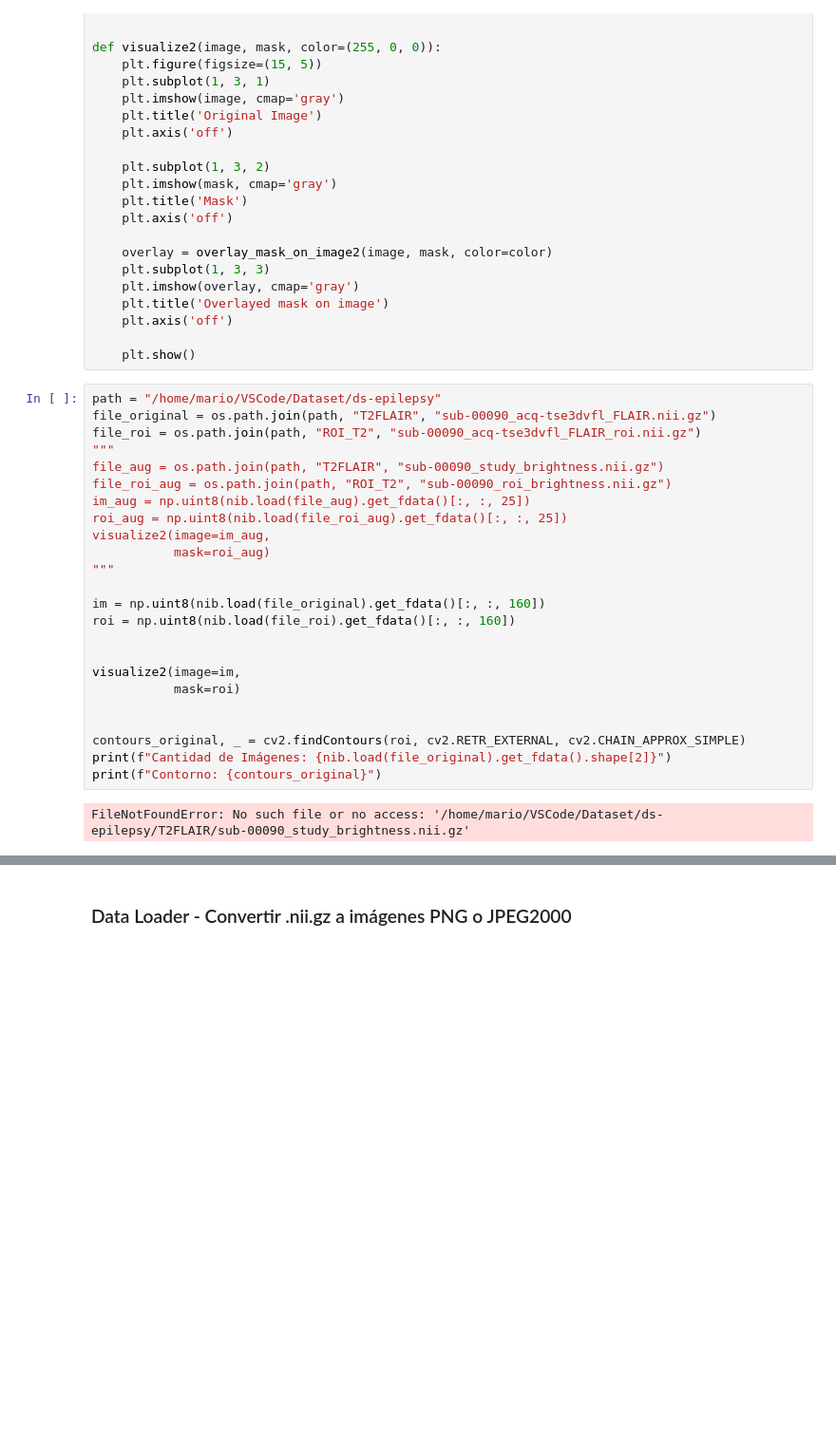
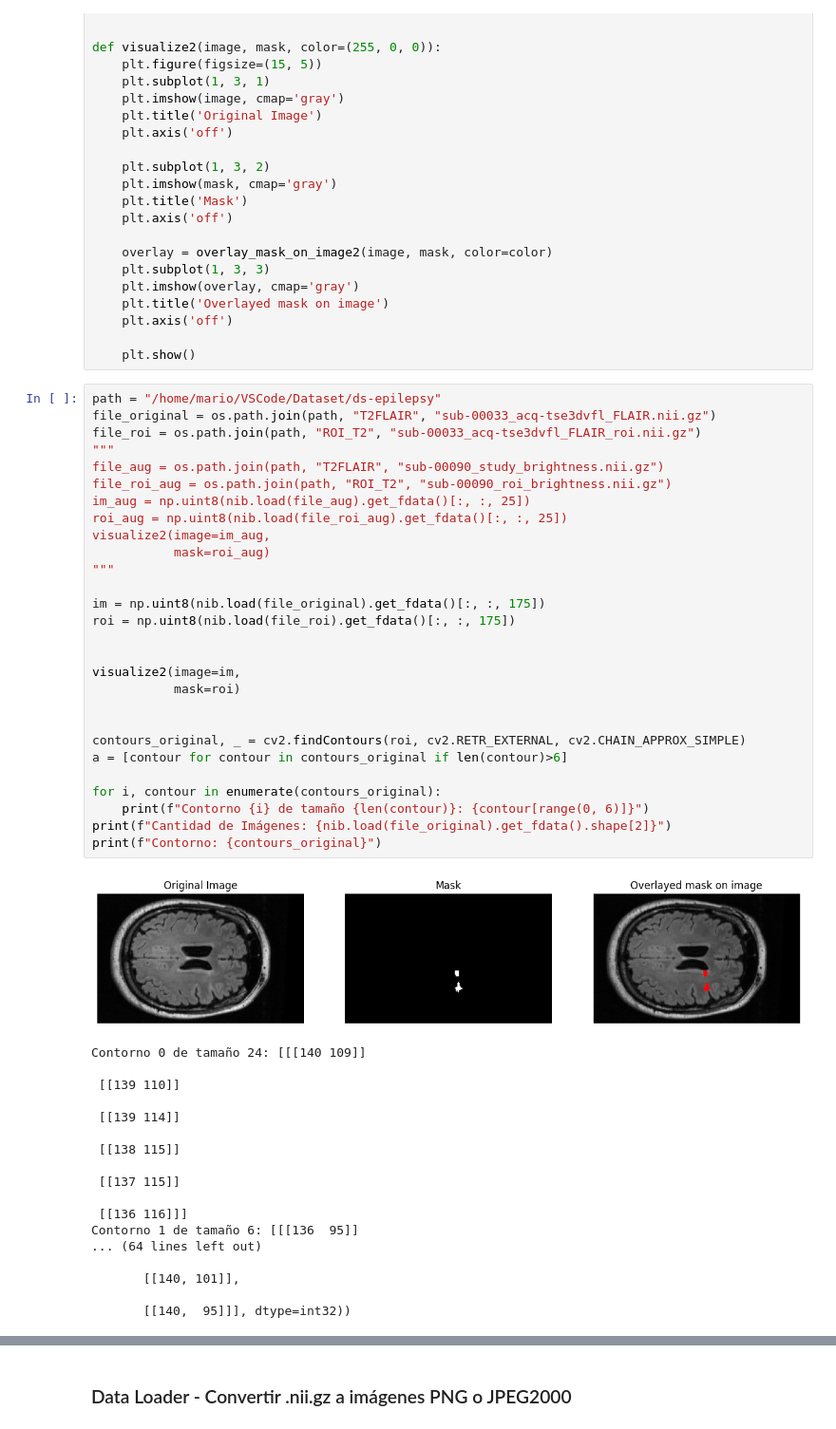
Before and after one commit to MarioPasc/Epilepsy-Displasia-focal-Segmentation, a Jupyter notebook: jupyter-notebooks/explore_functions.ipynb, the cells around one changed output, grey strips where cells are left out. Shown at 95% size. Saved outputs shown, nothing was run; the diff lists cells and outputs as text; blank space fills up the shorter version.

```diff
--- a/jupyter-notebooks/explore_functions.ipynb
+++ b/jupyter-notebooks/explore_functions.ipynb
@@ -40,28 +40,49 @@ def visualize2(image, mask, color=(255, 0, 0)):
     plt.show()
 # %%
 path = "/home/mario/VSCode/Dataset/ds-epilepsy"
-file_original = os.path.join(path, "T2FLAIR", "sub-00090_acq-tse3dvfl_FLAIR.nii.gz")
-file_roi = os.path.join(path, "ROI_T2", "sub-00090_acq-tse3dvfl_FLAIR_roi.nii.gz")
+file_original = os.path.join(path, "T2FLAIR", "sub-00033_acq-tse3dvfl_FLAIR.nii.gz")
+file_roi = os.path.join(path, "ROI_T2", "sub-00033_acq-tse3dvfl_FLAIR_roi.nii.gz")
 """
 file_aug = os.path.join(path, "T2FLAIR", "sub-00090_study_brightness.nii.gz")
 file_roi_aug = os.path.join(path, "ROI_T2", "sub-00090_roi_brightness.nii.gz")
 im_aug = np.uint8(nib.load(file_aug).get_fdata()[:, :, 25])
 roi_aug = np.uint8(nib.load(file_roi_aug).get_fdata()[:, :, 25])
 visualize2(image=im_aug,
            mask=roi_aug)
 """
 
-im = np.uint8(nib.load(file_original).get_fdata()[:, :, 160])
-roi = np.uint8(nib.load(file_roi).get_fdata()[:, :, 160])
+im = np.uint8(nib.load(file_original).get_fdata()[:, :, 175])
+roi = np.uint8(nib.load(file_roi).get_fdata()[:, :, 175])
 
 
 visualize2(image=im,
            mask=roi)
 
 
 contours_original, _ = cv2.findContours(roi, cv2.RETR_EXTERNAL, cv2.CHAIN_APPROX_SIMPLE)
+a = [contour for contour in contours_original if len(contour)>6]
+
+for i, contour in enumerate(contours_original):
+    print(f"Contorno {i} de tamaño {len(contour)}: {contour[range(0, 6)]}")
 print(f"Cantidad de Imágenes: {nib.load(file_original).get_fdata().shape[2]}")
 print(f"Contorno: {contours_original}")
 # %% [output]
+[figure, added]
-FileNotFoundError: No such file or no access: '/home/mario/VSCode/Dataset/ds-epilepsy/T2FLAIR/sub-00090_study_brightness.nii.gz'
+Contorno 0 de tamaño 24: [[[140 109]]
+
+ [[139 110]]
+
+ [[139 114]]
+
+ [[138 115]]
+
+ [[137 115]]
+
+ [[136 116]]]
+Contorno 1 de tamaño 6: [[[136  95]]
+... (64 lines left out)
+
+       [[140, 101]],
+
+       [[140,  95]]], dtype=int32))
 # %%
```
Also changed, not shown: parts of 2 cells of this notebook.
